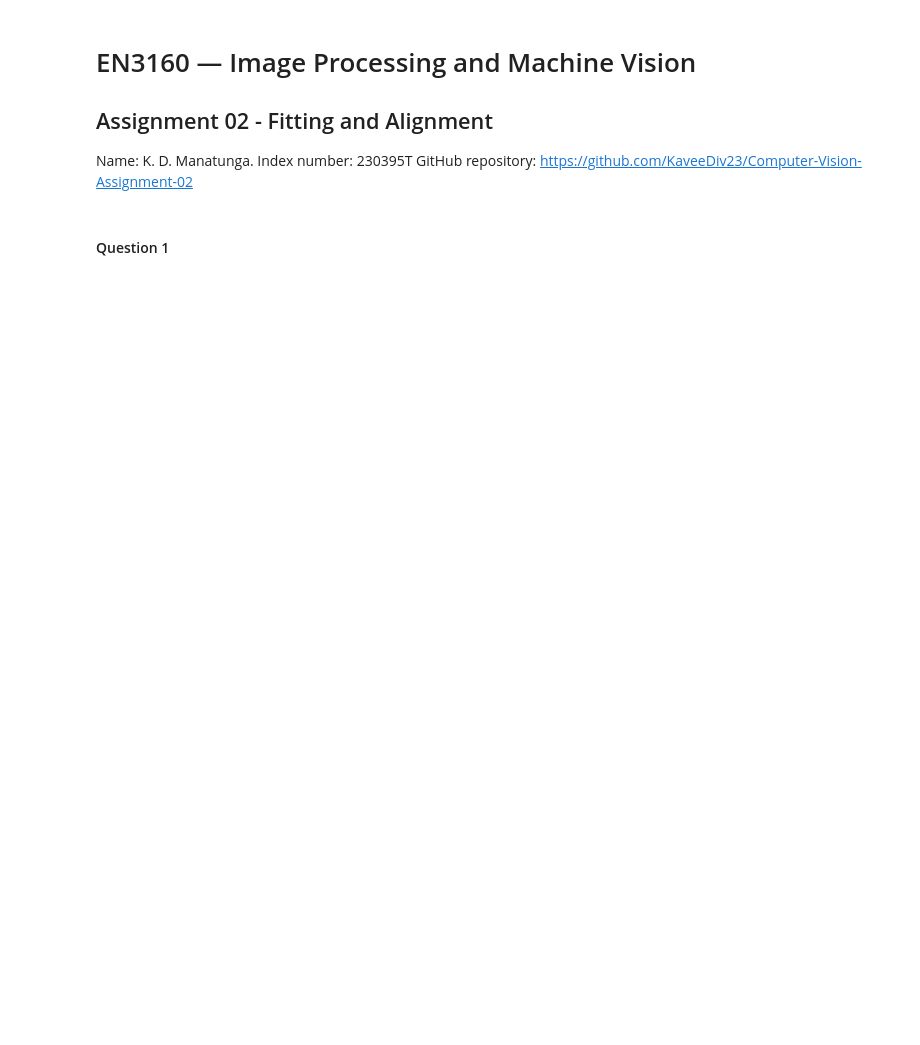
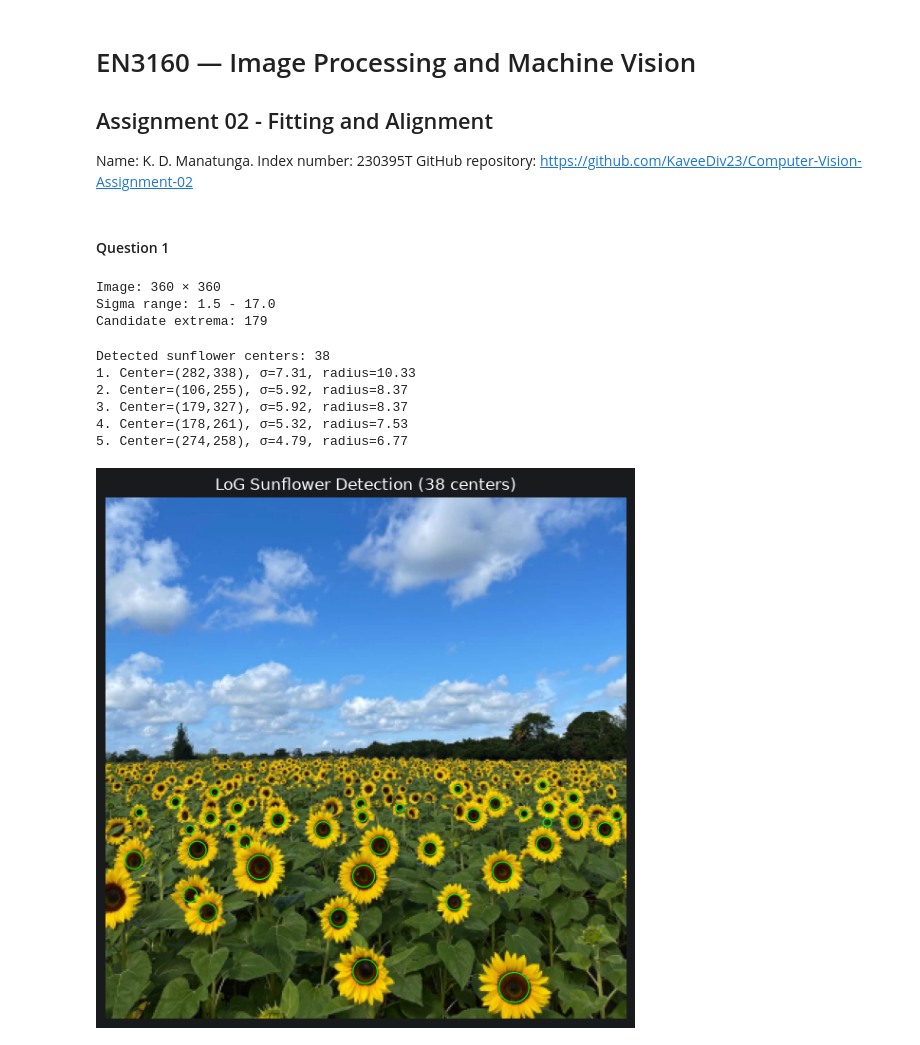
Before and after one commit to KaveeDiv23/Computer-Vision-Assignment-02, a Jupyter notebook: 230395T_a02.ipynb, the cells around one changed output. Saved outputs shown, nothing was run; the diff lists cells and outputs as text; code cells hidden in the pictures; blank space fills up the shorter version.

```diff
--- a/230395T_a02.ipynb
+++ b/230395T_a02.ipynb
@@ -24,2 +19,64 @@ def read_rgb(path):
 # %% [markdown]
 #### Question 1
+# %%
+im = load_rgb("the_berry_farms_sunflower_field.jpeg", cv.IMREAD_REDUCED_COLOR_4)
+gray = cv.cvtColor(im, cv.COLOR_RGB2GRAY).astype(np.float32) / 255
+h, w = gray.shape
+
+sigmas = np.geomspace(1.5, 17, 24)
+response = np.stack([s**2 * gaussian_laplace(gray, float(s)) for s in sigmas])
+peaks = np.argwhere((response == maximum_filter(response, size=(3,11,11))) &
+                    (response > 0.18))
+
+print(f"Image: {w} × {h}")
+print(f"Sigma range: {sigmas[0]:.1f} - {sigmas[-1]:.1f}")
+print("Candidate extrema:", len(peaks))
+# %% [output]
+Image: 360 × 360
+Sigma range: 1.5 - 17.0
+Candidate extrema: 179
+# %%
+hsv = cv.cvtColor(im,cv.COLOR_RGB2HSV)
+yellow = cv.inRange(hsv,(12,95,65),(42,255,255)) > 0
+flowers = []
+
+for k,y,x in peaks:
+    s = sigmas[k]; r = np.sqrt(2)*s; m = int(np.ceil(1.85*r))
+    if y < 0.54*h or r < 2.4 or min(x-m,y-m) < 0 or x+m >= w or y+m >= h: continue
+
+    yy,xx = np.ogrid[-m:m+1,-m:m+1]
+    dist2 = xx**2+yy**2
+    core = dist2 <= (0.65*r)**2
+    ring = (dist2 >= (1.1*r)**2) & (dist2 <= (1.85*r)**2)
+    patch = yellow[y-m:y+m+1,x-m:x+m+1]
+    center_gray = gray[y-m:y+m+1,x-m:x+m+1][core].mean()
+
+    if patch[ring].mean() < 0.75 or patch[core].mean() > 0.25 or center_gray >= 0.20: continue
+
+    angles = np.arctan2(yy,xx)+np.pi
+    coverage = sum(patch[ring & (angles>=j*np.pi/6) &
+                   (angles<(j+1)*np.pi/6)].mean() >= 0.55 for j in range(12))
+    if coverage < 10: continue
+
+    flowers.append((int(x),int(y),float(s),float(r),float(response[k,y,x])))
+
+flowers.sort(key=lambda f:-f[3])
+print("Detected sunflower centers:",len(flowers))
+for i,(x,y,s,r,score) in enumerate(flowers[:5],1):
+    print(f"{i}. Center=({x},{y}), σ={s:.2f}, radius={r:.2f}")
+# %% [output]
+Detected sunflower centers: 38
+1. Center=(282,338), σ=7.31, radius=10.33
+2. Center=(106,255), σ=5.92, radius=8.37
+3. Center=(179,327), σ=5.92, radius=8.37
+4. Center=(178,261), σ=5.32, radius=7.53
+5. Center=(274,258), σ=4.79, radius=6.77
+# %%
+fig, ax = plt.subplots(figsize=(7,6))
+ax.imshow(im)
+for x,y,s,r,score in flowers:
+    ax.add_patch(plt.Circle((x,y), r, fill=False, color="lime", lw=0.8))
+ax.set_title(f"LoG Sunflower Detection ({len(flowers)} centers)")
+ax.axis("off"); plt.tight_layout(); plt.show()
+# %% [output]
+[figure, added]
```
Also changed, not shown: parts of 11 cells of this notebook.
